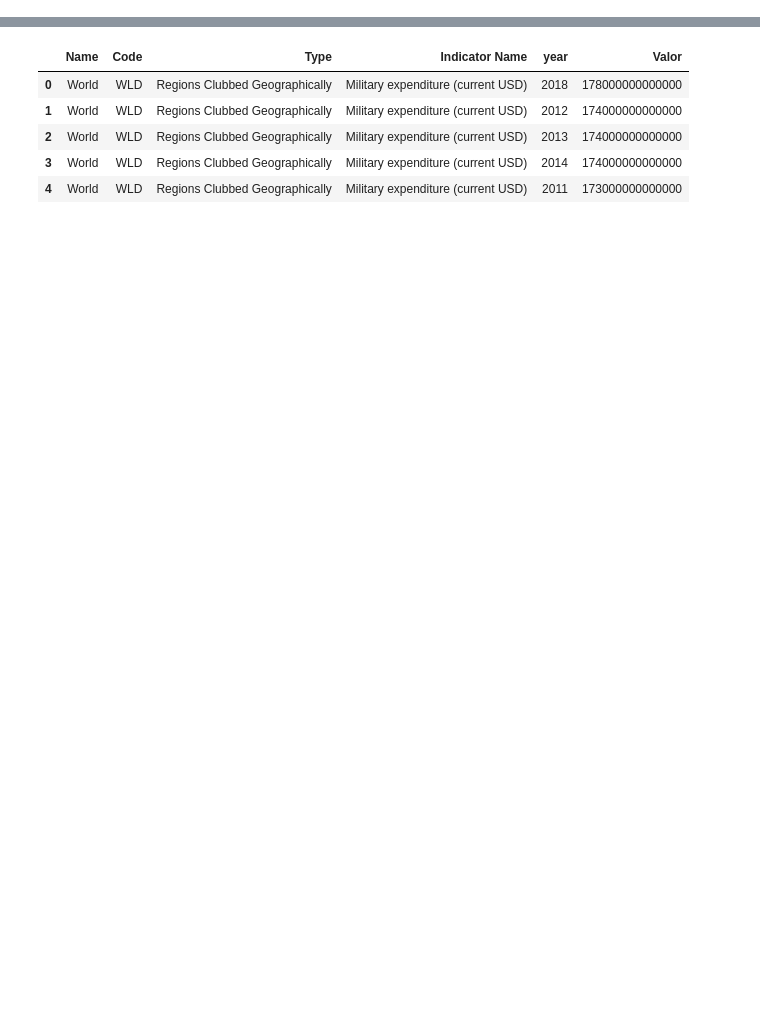
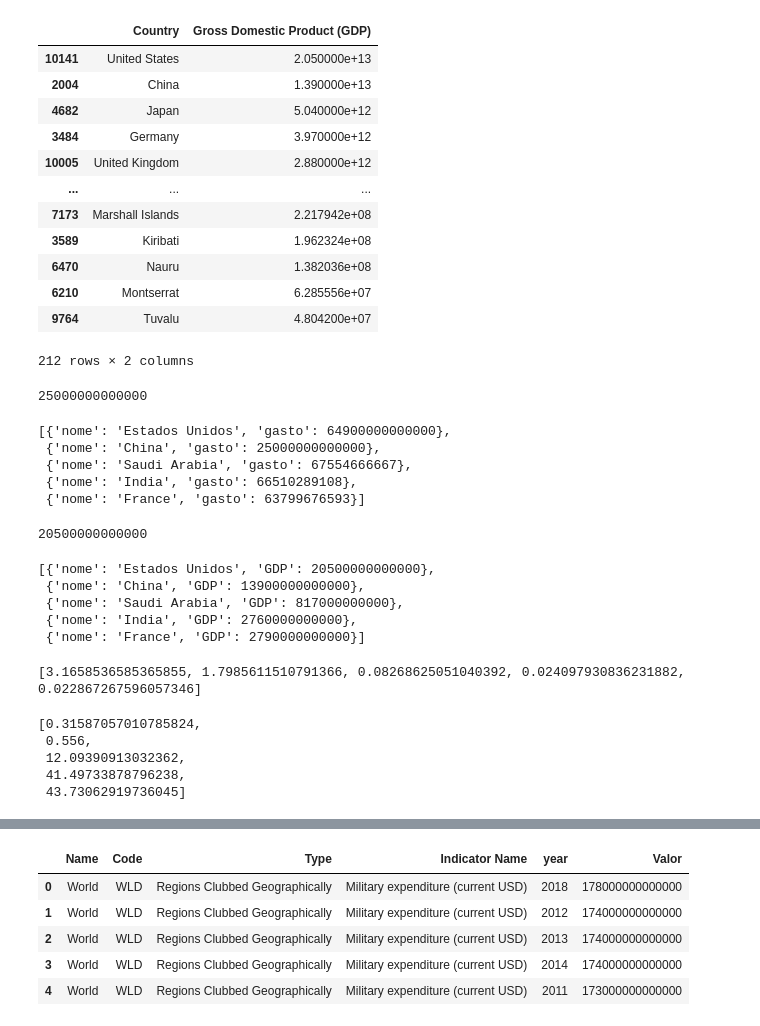
Before and after one commit to DennisRPaiva/ProjetoDatasets, a Jupyter notebook: notebook.ipynb, the cells around one changed output, grey strips where cells are left out. Saved outputs shown, nothing was run; the diff lists cells and outputs as text; code cells hidden in the pictures; blank space fills up the shorter version.

```diff
--- a/notebook.ipynb
+++ b/notebook.ipynb
@@ -12,0 +66,24 @@ nuclearExplosionDf = pd.read_csv("nuclear_explosion/nuclear_explosions.csv")
+# %%
+economyDf_2018_2 = economyDf_2018[["Country", "Gross Domestic Product (GDP)"]].sort_values(by='Gross Domestic Product (GDP)',  ascending=False)
+# %%
+economyDf_2018_2["Country"] = economyDf_2018_2["Country"].str.strip()
+economyDf_2018_2
+# %% [output]
+|  | Country | Gross Domestic Product (GDP) |
+| 10141 | United States | 2.050000e+13 |
+| 2004 | China | 1.390000e+13 |
+| 4682 | Japan | 5.040000e+12 |
+| 3484 | Germany | 3.970000e+12 |
+| 10005 | United Kingdom | 2.880000e+12 |
+| ... | ... | ... |
+| 7173 | Marshall Islands | 2.217942e+08 |
+| 3589 | Kiribati | 1.962324e+08 |
+| 6470 | Nauru | 1.382036e+08 |
+| 6210 | Montserrat | 6.285556e+07 |
+| 9764 | Tuvalu | 4.804200e+07 |
+212 rows × 2 columns
+# %%
+paises_com_maior_gasto_militar = []
+militaryDf_2018[militaryDf_2018['Name'] == "China"]["Valor"].astype("Int64").values[0]
+# %% [output]
+25000000000000
@@ -12,0 +93,13 @@ nuclearExplosionDf = pd.read_csv("nuclear_explosion/nuclear_explosions.csv")
+# %%
+paises_com_maior_gasto_militar
+# %% [output]
+[{'nome': 'Estados Unidos', 'gasto': 64900000000000},
+ {'nome': 'China', 'gasto': 25000000000000},
+ {'nome': 'Saudi Arabia', 'gasto': 67554666667},
+ {'nome': 'India', 'gasto': 66510289108},
+ {'nome': 'France', 'gasto': 63799676593}]
+# %%
+paises_correlacionados = []
+economyDf_2018_2[economyDf_2018_2['Country'] == "United States"]["Gross Domestic Product (GDP)"].astype("Int64").values[0]
+# %% [output]
+20500000000000
@@ -12,0 +109,8 @@ nuclearExplosionDf = pd.read_csv("nuclear_explosion/nuclear_explosions.csv")
+# %%
+paises_correlacionados
+# %% [output]
+[{'nome': 'Estados Unidos', 'GDP': 20500000000000},
+ {'nome': 'China', 'GDP': 13900000000000},
+ {'nome': 'Saudi Arabia', 'GDP': 817000000000},
+ {'nome': 'India', 'GDP': 2760000000000},
+ {'nome': 'France', 'GDP': 2790000000000}]
@@ -12,0 +119,18 @@ nuclearExplosionDf = pd.read_csv("nuclear_explosion/nuclear_explosions.csv")
+# %%
+
+def fazDivisao():
+    for i in range(5):
+        porcentagem_do_GDP_gasto.append(paises_com_maior_gasto_militar[i]['gasto']/paises_correlacionados[i]['GDP'])
+fazDivisao()
+print(porcentagem_do_GDP_gasto)
+# %% [output]
+[3.1658536585365855, 1.7985611510791366, 0.08268625051040392, 0.024097930836231882, 0.022867267596057346]
+# %%
+#isso parece BEM errado! --------------------------------------------------------------------------------------------------------------
+porcentagem_do_GDP_gasto
+# %% [output]
+[0.31587057010785824,
+ 0.556,
+ 12.09390913032362,
+ 41.49733878796238,
+ 43.73062919736045]
```
Also changed, not shown: parts of 35 cells of this notebook, 1 other file.
